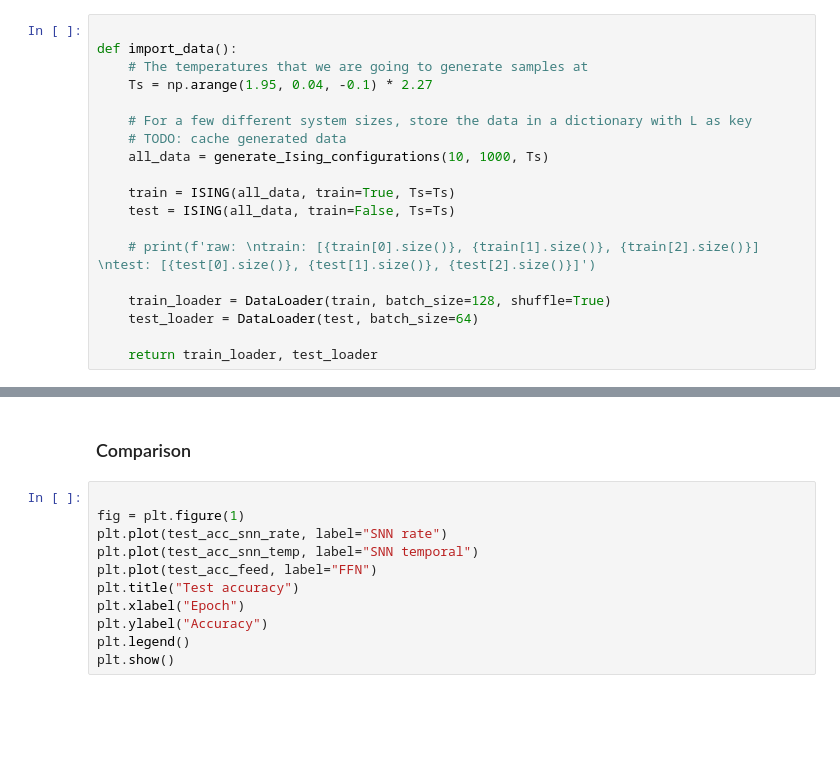
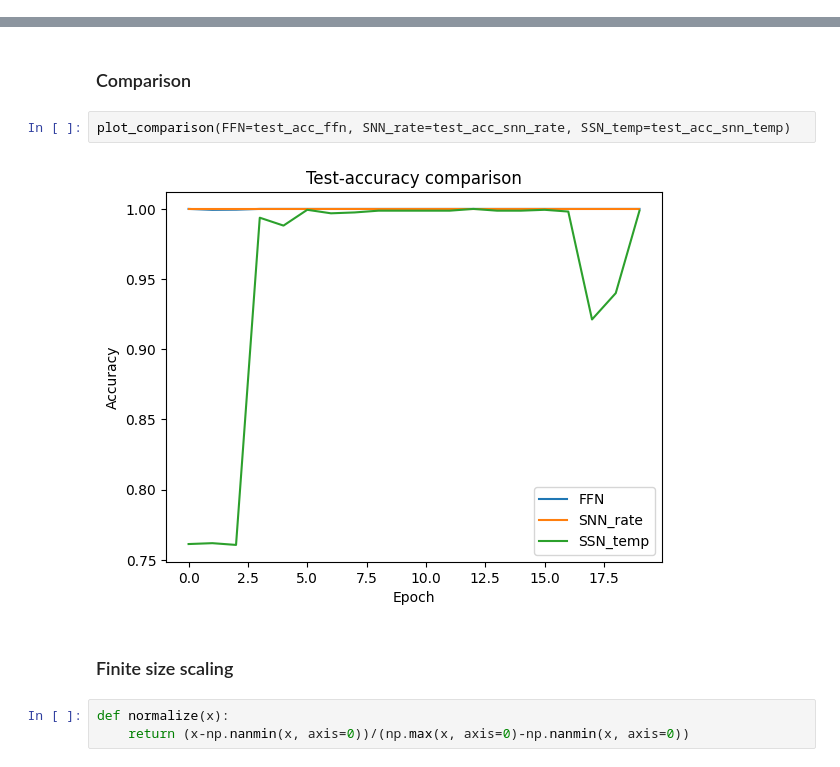
Before and after one commit to CSteennis/BscThesis, a Jupyter notebook: ising.ipynb, the cells around one changed output, grey strips where cells are left out. Saved outputs shown, nothing was run; the diff lists cells and outputs as text; blank space fills up the shorter version.

```diff
--- a/ising.ipynb
+++ b/ising.ipynb
@@ -83,19 +35,0 @@ class ISING(Dataset):
-# %%
-
-def import_data():
-    # The temperatures that we are going to generate samples at
-    Ts = np.arange(1.95, 0.04, -0.1) * 2.27
-
-    # For a few different system sizes, store the data in a dictionary with L as key
-    # TODO: cache generated data
-    all_data = generate_Ising_configurations(10, 1000, Ts)
-
-    train = ISING(all_data, train=True, Ts=Ts)
-    test = ISING(all_data, train=False, Ts=Ts)
-
-    # print(f'raw: \ntrain: [{train[0].size()}, {train[1].size()}, {train[2].size()}] \ntest: [{test[0].size()}, {test[1].size()}, {test[2].size()}]')
-
-    train_loader = DataLoader(train, batch_size=128, shuffle=True)
-    test_loader = DataLoader(test, batch_size=64)
-
-    return train_loader, test_loader
@@ -241,13 +141,11 @@ test_acc_feed = train(feed_fwd_net, optimizer, loss_fn, accuracy, train_loader,
 # %% [markdown]
 ### Comparison
-# %%
-
-fig = plt.figure(1)
-plt.plot(test_acc_snn_rate, label="SNN rate")
-plt.plot(test_acc_snn_temp, label="SNN temporal")
-plt.plot(test_acc_feed, label="FFN")
-plt.title("Test accuracy")
-plt.xlabel("Epoch")
-plt.ylabel("Accuracy")
-plt.legend()
-plt.show()
+# %%
+plot_comparison(FFN=test_acc_ffn, SNN_rate=test_acc_snn_rate, SSN_temp=test_acc_snn_temp)
+# %% [output]
+[figure, added]
+# %% [markdown]
+### Finite size scaling
+# %%
+def normalize(x):
+    return (x-np.nanmin(x, axis=0))/(np.max(x, axis=0)-np.nanmin(x, axis=0))
```
Also changed, not shown: parts of 43 cells of this notebook, 6 other files.
